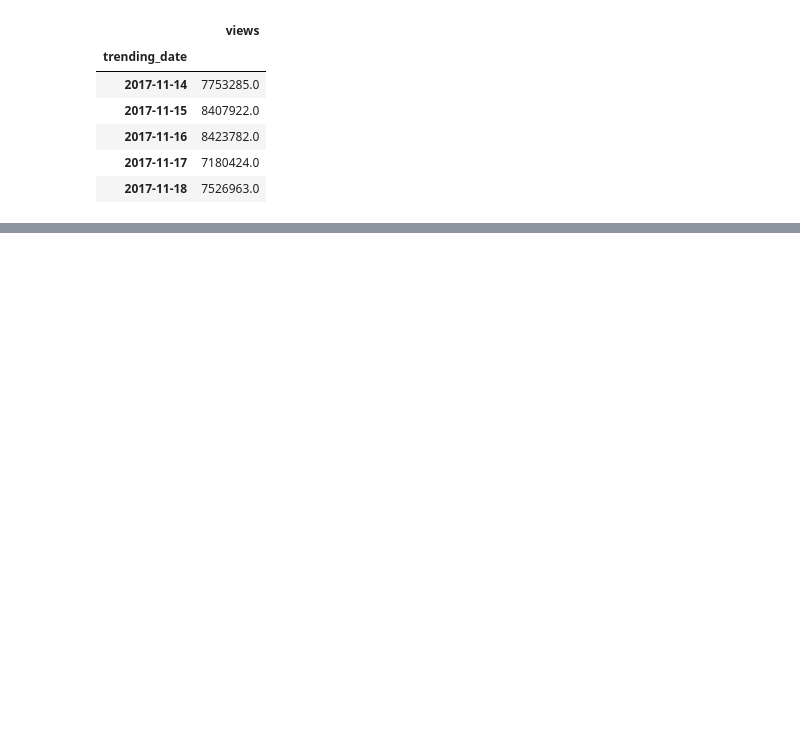
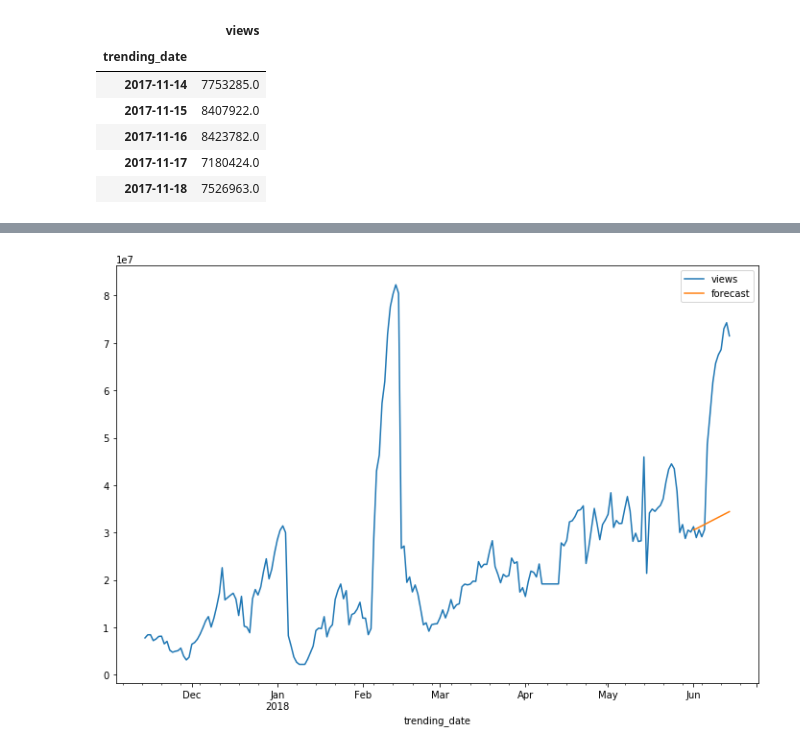
Before and after one commit to srive326/Youtube-forecasting, a Jupyter notebook: notebooks/Youtube_Data.ipynb, the cells around one changed output, grey strips where cells are left out. Cells and saved outputs as stored; diff of their text form; code cells hidden in the pictures; blank space fills up the shorter version.

```diff
--- a/notebooks/Youtube_Data.ipynb
+++ b/notebooks/Youtube_Data.ipynb
@@ -240,0 +248,2 @@ ValueError: Must provide freq argument if no data is supplied
+# %%
+arima = sm.tsa.ARIMA(dta, order=(2,1,1)).fit()
@@ -240,0 +254,6 @@ ValueError: Must provide freq argument if no data is supplied
+# %%
+fig, ax = plt.subplots(1,1,figsize=(12, 8))
+dta.plot(ax=ax);
+arima.plot_predict(plot_insample=False, dynamic=True, start="2018-06-01", ax=ax);
+# %% [output]
+[figure, added]
```
Also changed, not shown: parts of 15 cells of this notebook.
